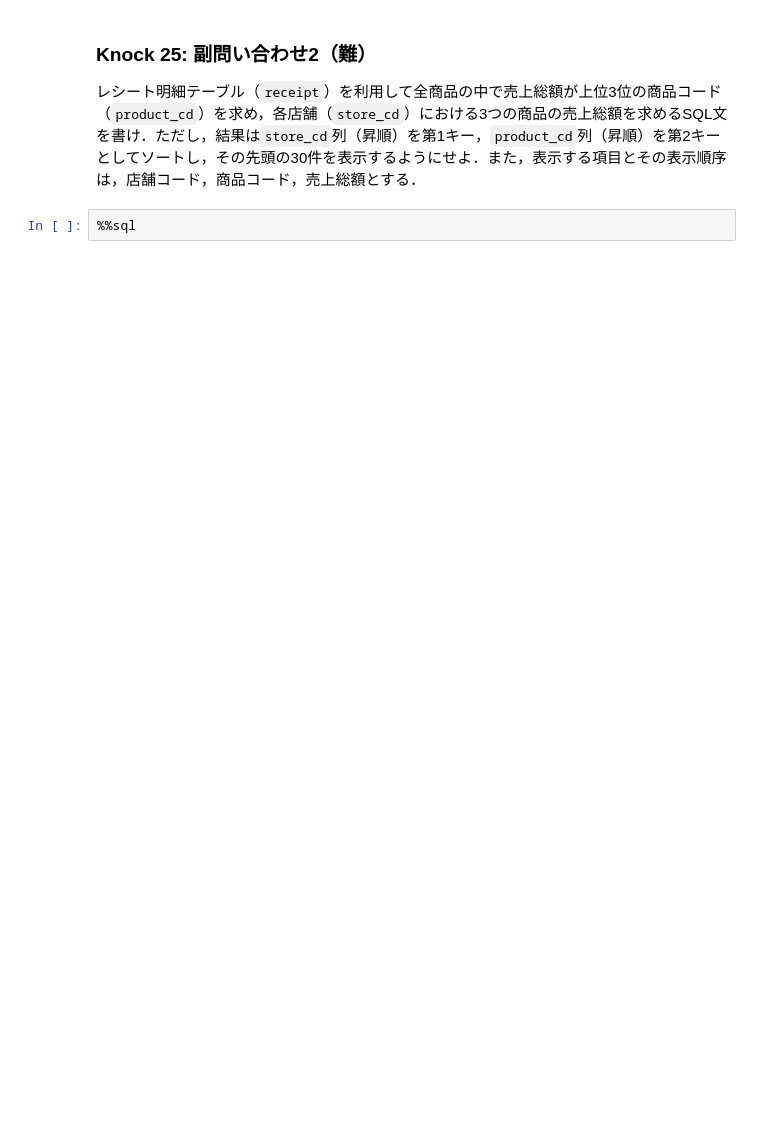
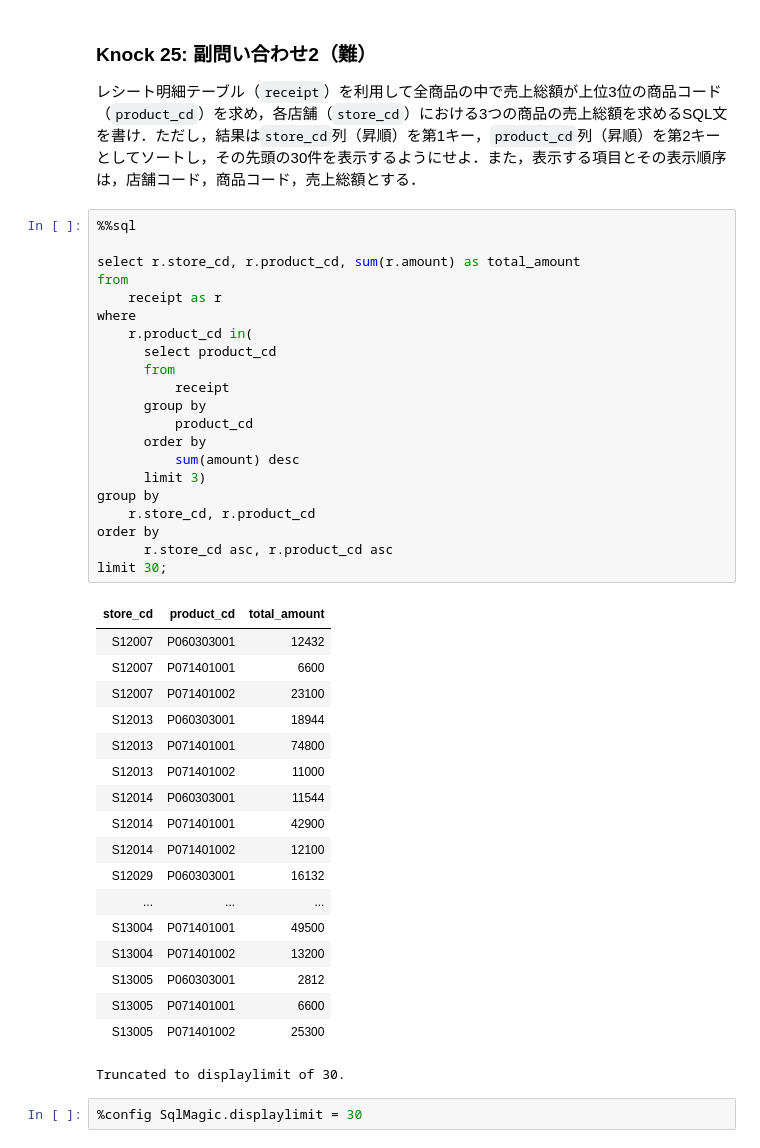
Before and after one commit to daihira078-eng/-, a Jupyter notebook: content/assignment/sql.ipynb, the cells around one changed output. Saved outputs shown, nothing was run; the diff lists cells and outputs as text; blank space fills up the shorter version.

```diff
--- a/content/assignment/sql.ipynb
+++ b/content/assignment/sql.ipynb
@@ -623,5 +676,45 @@ Truncated to displaylimit of 10.
 # %% [markdown]
 ### Knock 25: 副問い合わせ2（難）
 レシート明細テーブル（`receipt`）を利用して全商品の中で売上総額が上位3位の商品コード（`product_cd`）を求め，各店舗（`store_cd`）における3つの商品の売上総額を求めるSQL文を書け．ただし，結果は`store_cd`列（昇順）を第1キー，`product_cd`列（昇順）を第2キーとしてソートし，その先頭の30件を表示するようにせよ．また，表示する項目とその表示順序は，店舗コード，商品コード，売上総額とする．
-# %%
-%%sql
+# %%
+%%sql
+
+select r.store_cd, r.product_cd, sum(r.amount) as total_amount
+from
+    receipt as r
+where
+    r.product_cd in(
+      select product_cd
+      from
+          receipt
+      group by
+          product_cd
+      order by
+          sum(amount) desc
+      limit 3)
+group by
+    r.store_cd, r.product_cd
+order by
+      r.store_cd asc, r.product_cd asc
+limit 30;
+# %% [output]
+| store_cd | product_cd | total_amount |
+| S12007 | P060303001 | 12432 |
+| S12007 | P071401001 | 6600 |
+| S12007 | P071401002 | 23100 |
+| S12013 | P060303001 | 18944 |
+| S12013 | P071401001 | 74800 |
+| S12013 | P071401002 | 11000 |
+| S12014 | P060303001 | 11544 |
+| S12014 | P071401001 | 42900 |
+| S12014 | P071401002 | 12100 |
+| S12029 | P060303001 | 16132 |
+| ... | ... | ... |
+| S13004 | P071401001 | 49500 |
+| S13004 | P071401002 | 13200 |
+| S13005 | P060303001 | 2812 |
+| S13005 | P071401001 | 6600 |
+| S13005 | P071401002 | 25300 |
+Truncated to displaylimit of 30.
+# %%
+%config SqlMagic.displaylimit = 30
```
Also changed, not shown: parts of 19 cells of this notebook.
